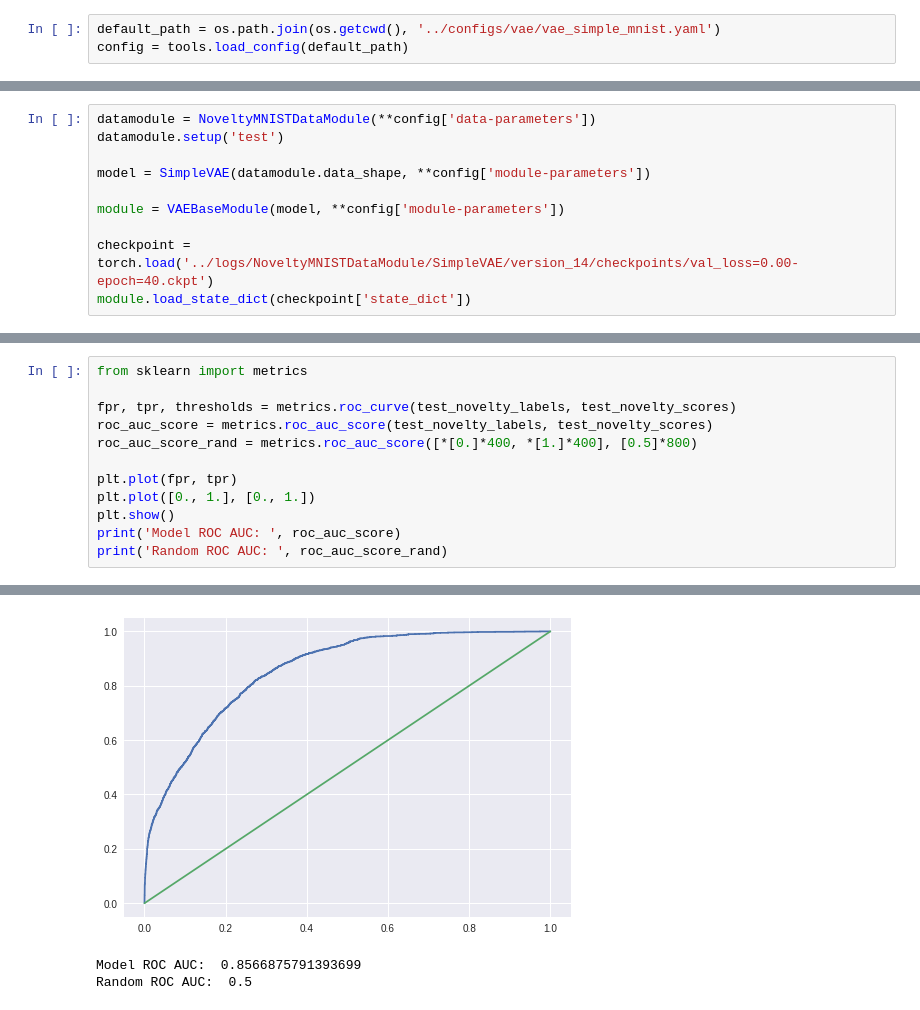
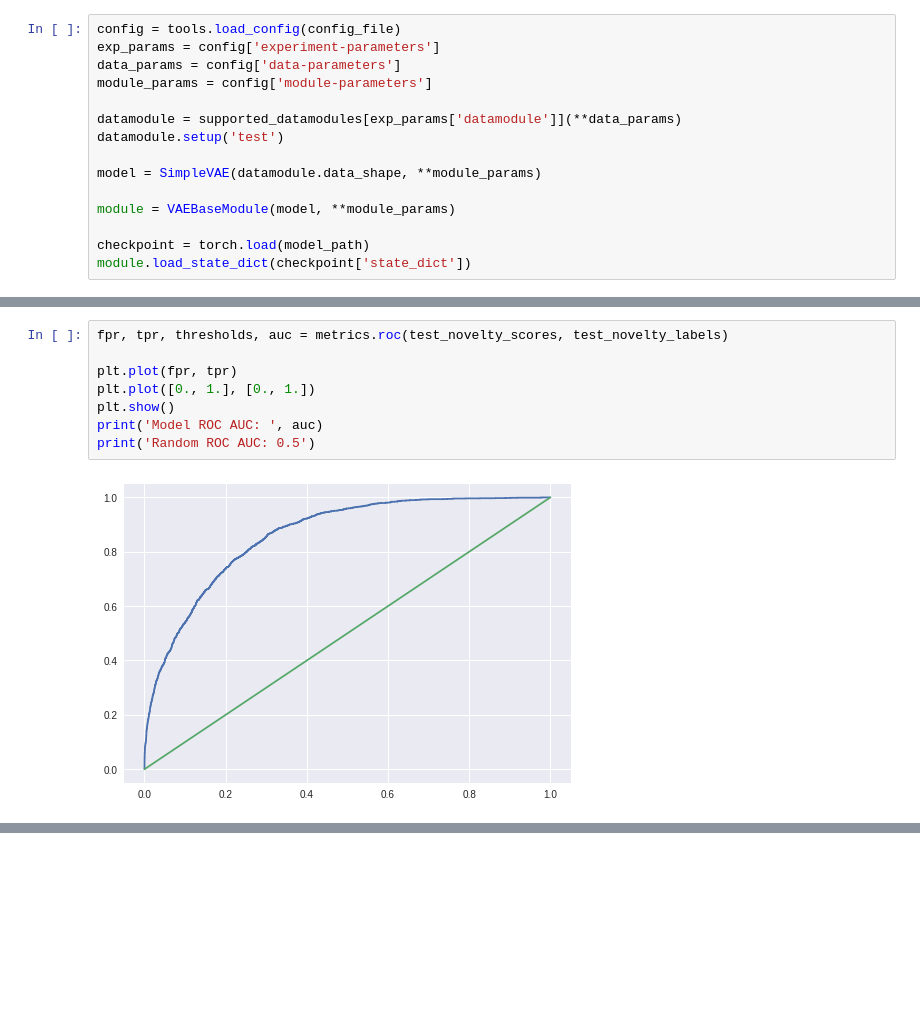
Before and after one commit to bstefa/novelty-detection, a Jupyter notebook: experiments/novelty_mnist_vae_benchmarking.ipynb, the cells around one changed output, grey strips where cells are left out. Saved outputs shown, nothing was run; the diff lists cells and outputs as text; blank space fills up the shorter version.

```diff
--- a/experiments/novelty_mnist_vae_benchmarking.ipynb
+++ b/experiments/novelty_mnist_vae_benchmarking.ipynb
@@ -16,6 +17,18 @@ plt.style.use('seaborn')
 # %%
-default_path = os.path.join(os.getcwd(), '../configs/vae/vae_simple_mnist.yaml')
-config = tools.load_config(default_path)
+config = tools.load_config(config_file)
+exp_params = config['experiment-parameters']
+data_params = config['data-parameters']
+module_params = config['module-parameters']
+
+datamodule = supported_datamodules[exp_params['datamodule']](**data_params)
+datamodule.setup('test')
+
+model = SimpleVAE(datamodule.data_shape, **module_params)
+
+module = VAEBaseModule(model, **module_params)
+
+checkpoint = torch.load(model_path)
+module.load_state_dict(checkpoint['state_dict'])
 # %% [output]
 Experimental parameters
 ------
@@ -30,10 +43,0 @@ Experimental parameters
-# %%
-datamodule = NoveltyMNISTDataModule(**config['data-parameters'])
-datamodule.setup('test')
-
-model = SimpleVAE(datamodule.data_shape, **config['module-parameters'])
-
-module = VAEBaseModule(model, **config['module-parameters'])
-
-checkpoint = torch.load('../logs/NoveltyMNISTDataModule/SimpleVAE/version_14/checkpoints/val_loss=0.00-epoch=40.ckpt')
-module.load_state_dict(checkpoint['state_dict'])
@@ -58,13 +55,10 @@ with torch.no_grad():
 # %%
-from sklearn import metrics
-
-fpr, tpr, thresholds = metrics.roc_curve(test_novelty_labels, test_novelty_scores)
-roc_auc_score = metrics.roc_auc_score(test_novelty_labels, test_novelty_scores)
-roc_auc_score_rand = metrics.roc_auc_score([*[0.]*400, *[1.]*400], [0.5]*800)
+fpr, tpr, thresholds, auc = metrics.roc(test_novelty_scores, test_novelty_labels)
 
 plt.plot(fpr, tpr)
 plt.plot([0., 1.], [0., 1.])
 plt.show()
-print('Model ROC AUC: ', roc_auc_score)
-print('Random ROC AUC: ', roc_auc_score_rand)
+print('Model ROC AUC: ', auc)
+print('Random ROC AUC: 0.5')
 # %% [output]
+[figure, new version]
@@ -88,3 +66,0 @@ print('Random ROC AUC: ', roc_auc_score_rand)
-[figure, old version]
-Model ROC AUC:  0.8566875791393699
-Random ROC AUC:  0.5
```
Also changed, not shown: parts of 7 cells of this notebook, 9 other files.
